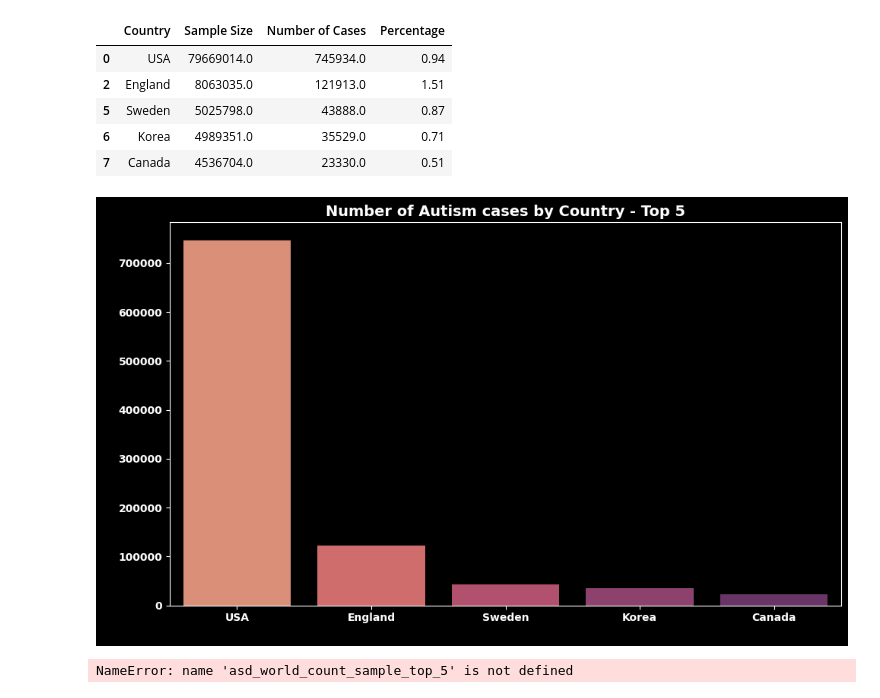
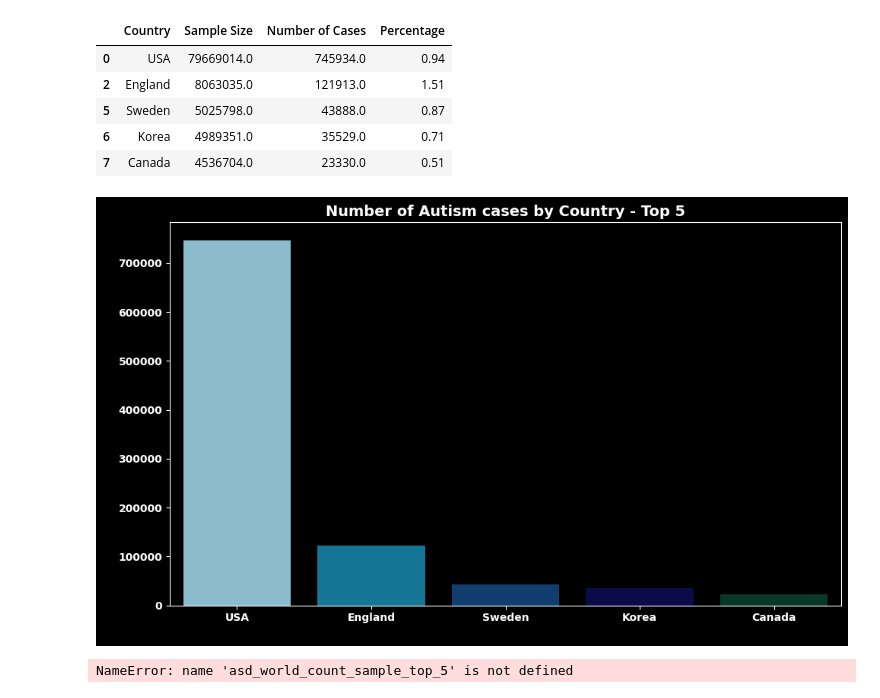
Before and after one commit to janvimehendale/capstone, a Jupyter notebook: notebooks/autism_prevalence_world.ipynb, the cells around one changed output. Saved outputs shown, nothing was run; the diff lists cells and outputs as text; code cells hidden in the pictures.

```diff
--- a/notebooks/autism_prevalence_world.ipynb
+++ b/notebooks/autism_prevalence_world.ipynb
@@ -74,7 +74,7 @@ sns.barplot(
     data=asd_world_count_sample_percentage_top_5,
     x="Country",
     y="Number of Cases",
-    palette="flare", hue = "Country", legend=False
+    palette="ocean_r", hue = "Country", legend=False
 )
 
 plt.title('Number of Autism cases by Country - Top 5',
@@ -83,34 +83,34 @@ plt.title('Number of Autism cases by Country - Top 5',
 #plt.ylabel('Number of Cases', fontweight='bold', color="white")
 
 # Make axes, ticks, and spines white
 ax = plt.gca()
 ax.set_facecolor("black")
 ax = plt.gca()
 #ax.xaxis.label.set_color("white")
 #ax.yaxis.label.set_color("white")
 
 # Tick labels (x and y)
 ax.tick_params(axis='x', colors='white', labelsize=10)
 ax.tick_params(axis='y', colors='white', labelsize=10)
 
 # Force-set tick label text objects (sometimes needed in dark themes)
 for tick in ax.get_xticklabels():
     tick.set_color("white")
     tick.set_fontweight("bold")
 
 for tick in ax.get_yticklabels():
     tick.set_color("white")
     tick.set_fontweight("bold")
 
 # Spines
 for spine in ax.spines.values():
     spine.set_color("white")
 
 plt.tight_layout()
 plt.savefig("cases_by_country_top5", dpi=300, bbox_inches="tight", transparent=True)
 plt.show()
 # %% [output]
-[figure, old version]
+[figure, new version]
 # %%
 # Create bar chart
 plt.figure(figsize=(10, 6), facecolor="black")
```
Also changed, not shown: 2 other files.
